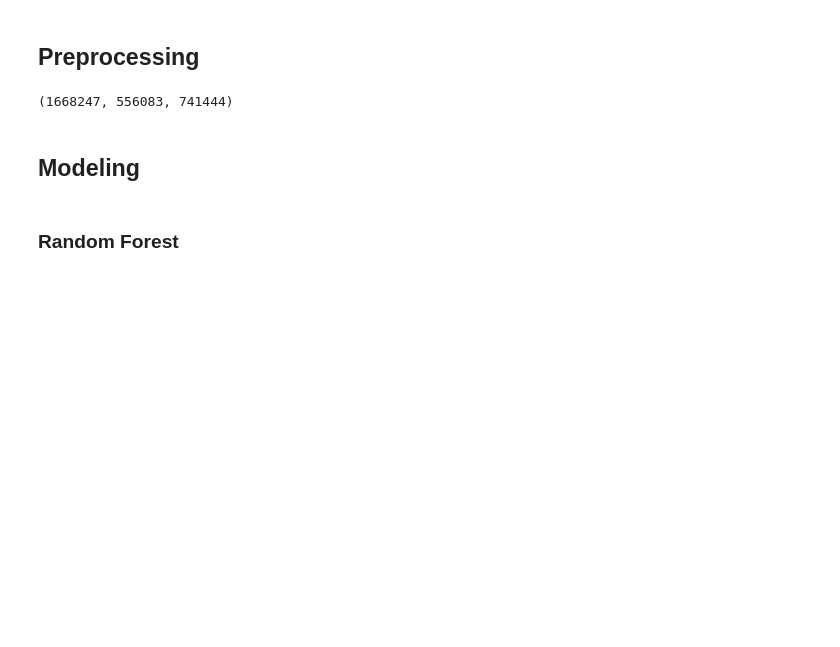
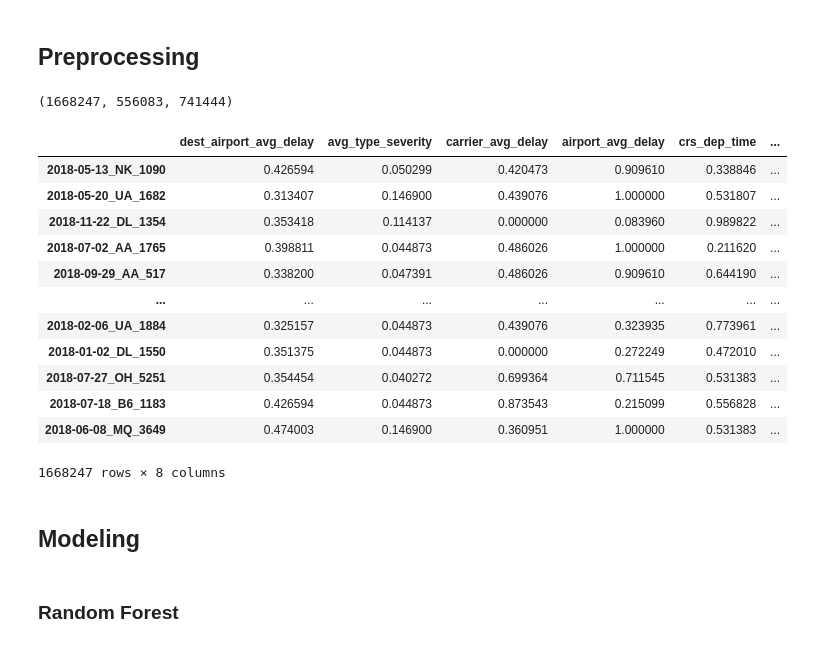
Before and after one commit to guedanie/flight_delay_predictor, a Jupyter notebook: final_notebook.ipynb, the cells around one changed output. Cells and saved outputs as stored; diff of their text form; code cells hidden in the pictures; blank space fills up the shorter version.

```diff
--- a/final_notebook.ipynb
+++ b/final_notebook.ipynb
@@ -768,6 +763,22 @@ train_scaled, y_train, validate_scaled, y_validate, test_scaled, y_test = prepro
 train_scaled.shape[0], validate_scaled.shape[0], test_scaled.shape[0]
 # %% [output]
 (1668247, 556083, 741444)
+# %%
+train_scaled
+# %% [output]
+|  | dest_airport_avg_delay | avg_type_severity | carrier_avg_delay | airport_avg_delay | crs_dep_time | ... |
+| 2018-05-13_NK_1090 | 0.426594 | 0.050299 | 0.420473 | 0.909610 | 0.338846 | ... |
+| 2018-05-20_UA_1682 | 0.313407 | 0.146900 | 0.439076 | 1.000000 | 0.531807 | ... |
+| 2018-11-22_DL_1354 | 0.353418 | 0.114137 | 0.000000 | 0.083960 | 0.989822 | ... |
+| 2018-07-02_AA_1765 | 0.398811 | 0.044873 | 0.486026 | 1.000000 | 0.211620 | ... |
+| 2018-09-29_AA_517 | 0.338200 | 0.047391 | 0.486026 | 0.909610 | 0.644190 | ... |
+| ... | ... | ... | ... | ... | ... | ... |
+| 2018-02-06_UA_1884 | 0.325157 | 0.044873 | 0.439076 | 0.323935 | 0.773961 | ... |
+| 2018-01-02_DL_1550 | 0.351375 | 0.044873 | 0.000000 | 0.272249 | 0.472010 | ... |
+| 2018-07-27_OH_5251 | 0.354454 | 0.040272 | 0.699364 | 0.711545 | 0.531383 | ... |
+| 2018-07-18_B6_1183 | 0.426594 | 0.044873 | 0.873543 | 0.215099 | 0.556828 | ... |
+| 2018-06-08_MQ_3649 | 0.474003 | 0.146900 | 0.360951 | 1.000000 | 0.531383 | ... |
+1668247 rows × 8 columns
 # %% [markdown]
 ## Modeling
 # %%
```
Also changed, not shown: parts of 48 cells of this notebook.
